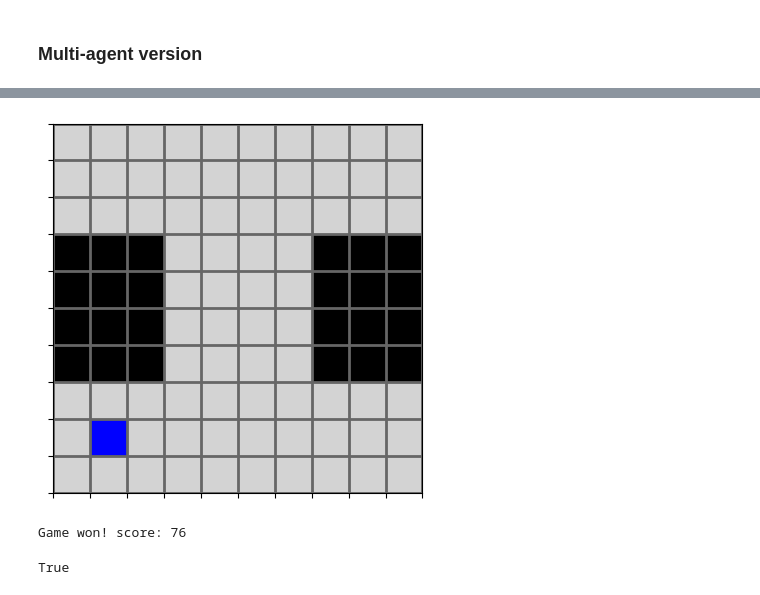
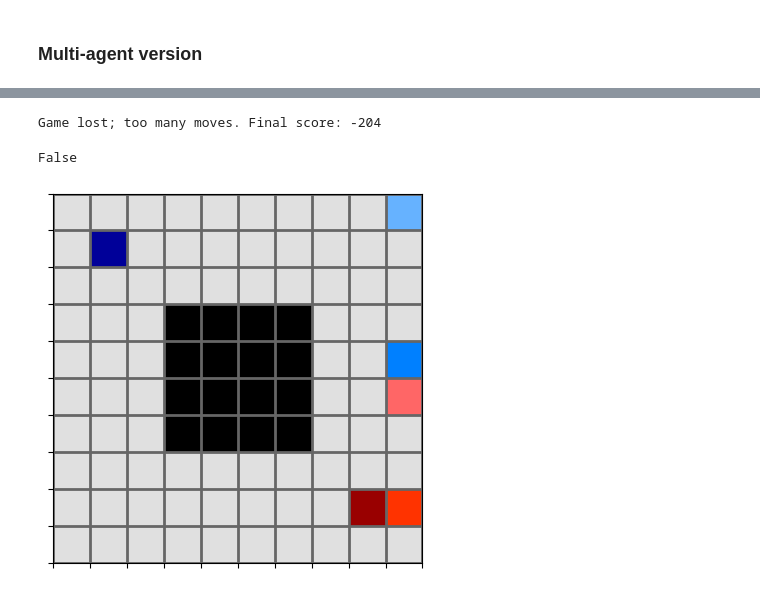
Before and after one commit to g-nightingale/marl-ctf-development, a Jupyter notebook: mvp_environment/mvp_env.ipynb, the cells around one changed output, grey strips where cells are left out. Cells and saved outputs as stored; diff of their text form; code cells hidden in the pictures.

```diff
--- a/mvp_environment/mvp_env.ipynb
+++ b/mvp_environment/mvp_env.ipynb
@@ -192,46 +190,48 @@ plt.show()
 # %%
-def test_model(env, model, env_dims, display=True, max_moves=30):
-    i = 0
+def test_model(env, agent, env_dims, display=True, max_moves=50):
     env.reset()
 
-    state_ = env.grid.reshape(*env_dims) + np.random.rand(*env_dims)/100.0
-    state = torch.from_numpy(state_).float()
-    if display:
-        #print("Initial State:")
-        #print(env.display_grid())
-        env.render(sleep_time=0.25)
-    status = 1
+    curr_grid_state_ = env.grid.reshape(*env_dims) + add_noise(env_dims)
+    curr_grid_state = torch.from_numpy(curr_grid_state_).float().to(device)
+
+    done = False
+    step_count = 0
     score = 0
-    while(status == 1): #A
-        qval = model(state)
-        qval_ = qval.data.numpy()
-        action_ = np.argmax(qval_) #B
+    while not done:
+        step_count += 1
 
-        state_, reward, done = env.step(action_)
+        # Collect actions for each agent
+        actions =[]
+        for agent_idx in env.dice_roll():
+            curr_metadata_state = get_env_metadata(agent_idx, env.has_flag)
+            actions.append(agent.choose_action(curr_grid_state, curr_metadata_state))
 
-        state = state_.reshape(*env_dims) + np.random.rand(*env_dims)/100.0
-        state = torch.from_numpy(state).float()
+        # Step the environment
+        new_grid_state, rewards, done = env.step(actions)
+        new_grid_state_ = new_grid_state.reshape(*env_dims) + add_noise(env_dims)
+        new_grid_state = torch.from_numpy(new_grid_state_).float().to(device)
 
-        score += reward
+        # Increment score
+        score += sum(rewards)
+
         if display:
             env.render(sleep_time=0.25)
 
         if done:
-            status = 2
             if display:
                 print("Game won! score: %s" % (score,))
-        i += 1
-        if (i > max_moves):
+
+        if (step_count > max_moves):
             if display:
                 print(f"Game lost; too many moves. Final score: {score}")
             break
 
-    win = True if status == 2 else False
+    win = True if done else False
     return win
 
 env_dims = (1, 1, 10, 10)
-test_model(env, model, env_dims, display=True)
+test_model(env, agent, env_dims, display=True)
 # %% [output]
-[figure, old version]
-Game won! score: 76
+Game lost; too many moves. Final score: -204
-True
+False
+[figure, new version]
```
Also changed, not shown: parts of 4 cells of this notebook, 4 other files.
